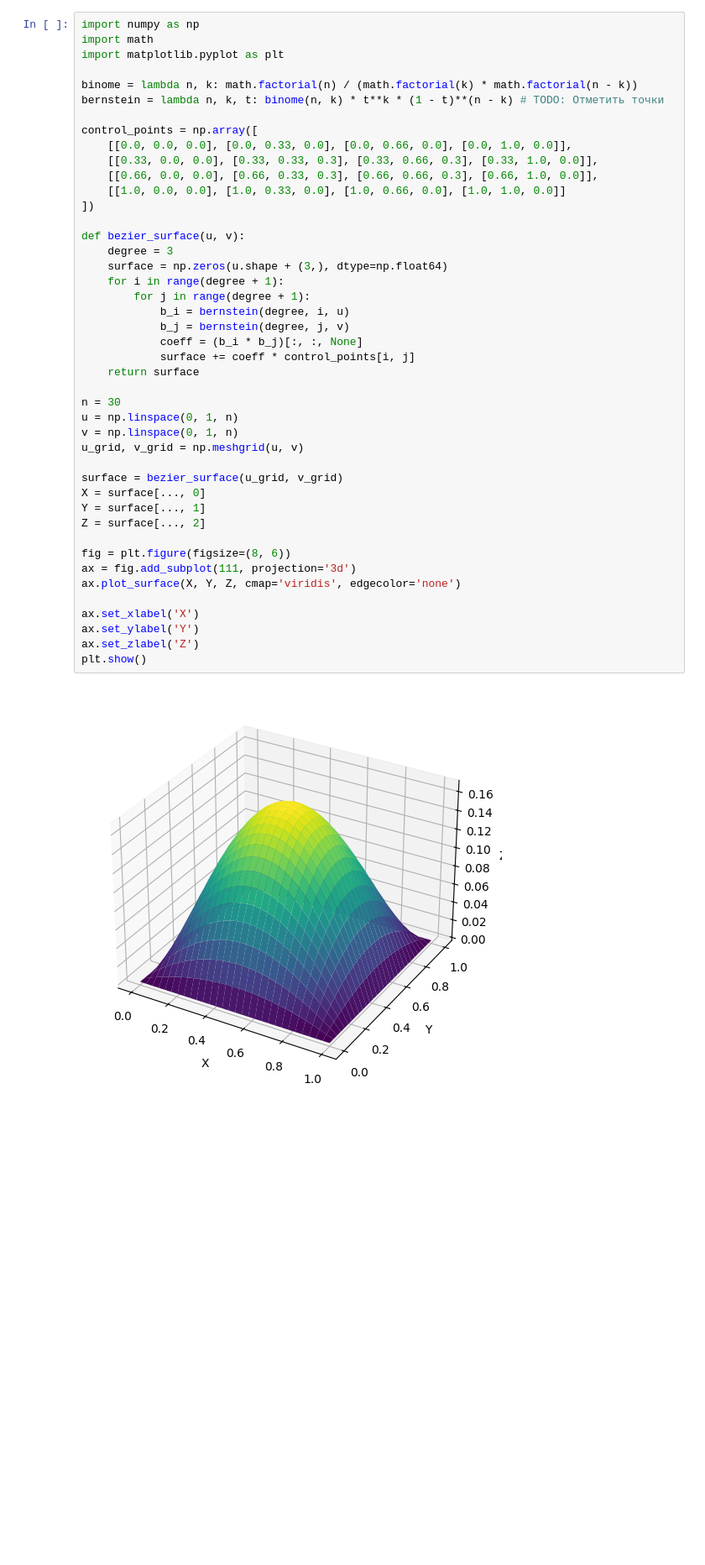
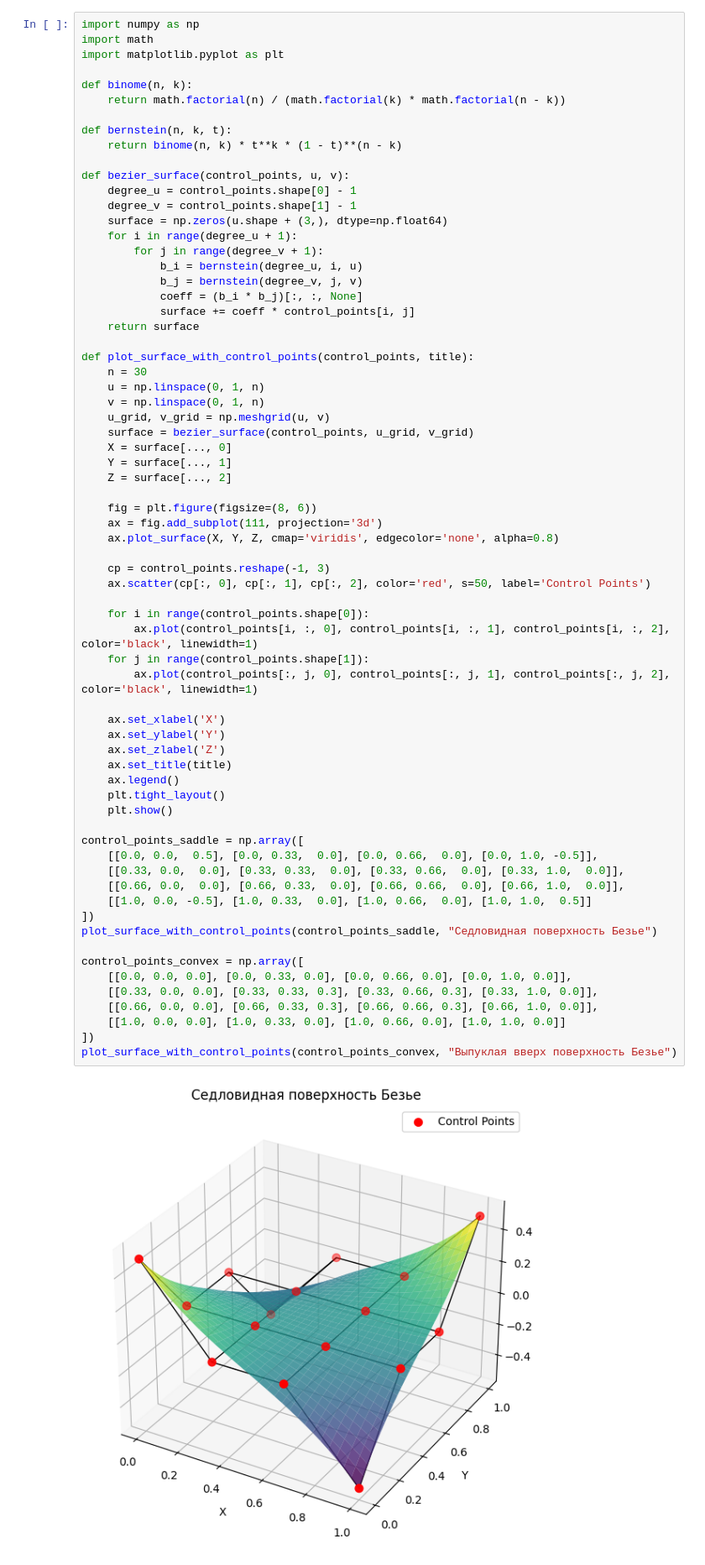
Before and after one commit to sinedmv/ComputationalGeometryLabs, a Jupyter notebook: Task_8.ipynb, the cells around one changed output. Shown at 84% size. Drawn from its saved outputs; the diff is of its cells as text; blank space fills up the shorter version.

```diff
--- a/Task_8.ipynb
+++ b/Task_8.ipynb
@@ -11,46 +11,70 @@
 # %%
 import numpy as np
 import math
 import matplotlib.pyplot as plt
 
-binome = lambda n, k: math.factorial(n) / (math.factorial(k) * math.factorial(n - k))
-bernstein = lambda n, k, t: binome(n, k) * t**k * (1 - t)**(n - k) # TODO: Отметить точки
+def binome(n, k):
+    return math.factorial(n) / (math.factorial(k) * math.factorial(n - k))
 
-control_points = np.array([
+def bernstein(n, k, t):
+    return binome(n, k) * t**k * (1 - t)**(n - k)
+
+def bezier_surface(control_points, u, v):
+    degree_u = control_points.shape[0] - 1
+    degree_v = control_points.shape[1] - 1
+    surface = np.zeros(u.shape + (3,), dtype=np.float64)
+    for i in range(degree_u + 1):
+        for j in range(degree_v + 1):
+            b_i = bernstein(degree_u, i, u)
+            b_j = bernstein(degree_v, j, v)
+            coeff = (b_i * b_j)[:, :, None]
+            surface += coeff * control_points[i, j]
+    return surface
+
+def plot_surface_with_control_points(control_points, title):
+    n = 30
+    u = np.linspace(0, 1, n)
+    v = np.linspace(0, 1, n)
+    u_grid, v_grid = np.meshgrid(u, v)
+    surface = bezier_surface(control_points, u_grid, v_grid)
+    X = surface[..., 0]
+    Y = surface[..., 1]
+    Z = surface[..., 2]
+
+    fig = plt.figure(figsize=(8, 6))
+    ax = fig.add_subplot(111, projection='3d')
+    ax.plot_surface(X, Y, Z, cmap='viridis', edgecolor='none', alpha=0.8)
+
+    cp = control_points.reshape(-1, 3)
+    ax.scatter(cp[:, 0], cp[:, 1], cp[:, 2], color='red', s=50, label='Control Points')
+
+    for i in range(control_points.shape[0]):
+        ax.plot(control_points[i, :, 0], control_points[i, :, 1], control_points[i, :, 2], color='black', linewidth=1)
+    for j in range(control_points.shape[1]):
+        ax.plot(control_points[:, j, 0], control_points[:, j, 1], control_points[:, j, 2], color='black', linewidth=1)
+
+    ax.set_xlabel('X')
+    ax.set_ylabel('Y')
+    ax.set_zlabel('Z')
+    ax.set_title(title)
+    ax.legend()
+    plt.tight_layout()
+    plt.show()
+
+control_points_saddle = np.array([
+    [[0.0, 0.0,  0.5], [0.0, 0.33,  0.0], [0.0, 0.66,  0.0], [0.0, 1.0, -0.5]],
+    [[0.33, 0.0,  0.0], [0.33, 0.33,  0.0], [0.33, 0.66,  0.0], [0.33, 1.0,  0.0]],
+    [[0.66, 0.0,  0.0], [0.66, 0.33,  0.0], [0.66, 0.66,  0.0], [0.66, 1.0,  0.0]],
+    [[1.0, 0.0, -0.5], [1.0, 0.33,  0.0], [1.0, 0.66,  0.0], [1.0, 1.0,  0.5]]
+])
+plot_surface_with_control_points(control_points_saddle, "Седловидная поверхность Безье")
+
+control_points_convex = np.array([
     [[0.0, 0.0, 0.0], [0.0, 0.33, 0.0], [0.0, 0.66, 0.0], [0.0, 1.0, 0.0]],
     [[0.33, 0.0, 0.0], [0.33, 0.33, 0.3], [0.33, 0.66, 0.3], [0.33, 1.0, 0.0]],
     [[0.66, 0.0, 0.0], [0.66, 0.33, 0.3], [0.66, 0.66, 0.3], [0.66, 1.0, 0.0]],
     [[1.0, 0.0, 0.0], [1.0, 0.33, 0.0], [1.0, 0.66, 0.0], [1.0, 1.0, 0.0]]
 ])
-
-def bezier_surface(u, v):
-    degree = 3
-    surface = np.zeros(u.shape + (3,), dtype=np.float64)
-    for i in range(degree + 1):
-        for j in range(degree + 1):
-            b_i = bernstein(degree, i, u)
-            b_j = bernstein(degree, j, v)
-            coeff = (b_i * b_j)[:, :, None]
-            surface += coeff * control_points[i, j]
-    return surface
-
-n = 30
-u = np.linspace(0, 1, n)
-v = np.linspace(0, 1, n)
-u_grid, v_grid = np.meshgrid(u, v)
-
-surface = bezier_surface(u_grid, v_grid)
-X = surface[..., 0]
-Y = surface[..., 1]
-Z = surface[..., 2]
-
-fig = plt.figure(figsize=(8, 6))
-ax = fig.add_subplot(111, projection='3d')
-ax.plot_surface(X, Y, Z, cmap='viridis', edgecolor='none')
-
-ax.set_xlabel('X')
-ax.set_ylabel('Y')
-ax.set_zlabel('Z')
-plt.show()
+plot_surface_with_control_points(control_points_convex, "Выпуклая вверх поверхность Безье")
 # %% [output]
-[figure, old version]
+[figure, new version]
```
Also changed, not shown: parts of 3 cells of this notebook, 3 other files.
